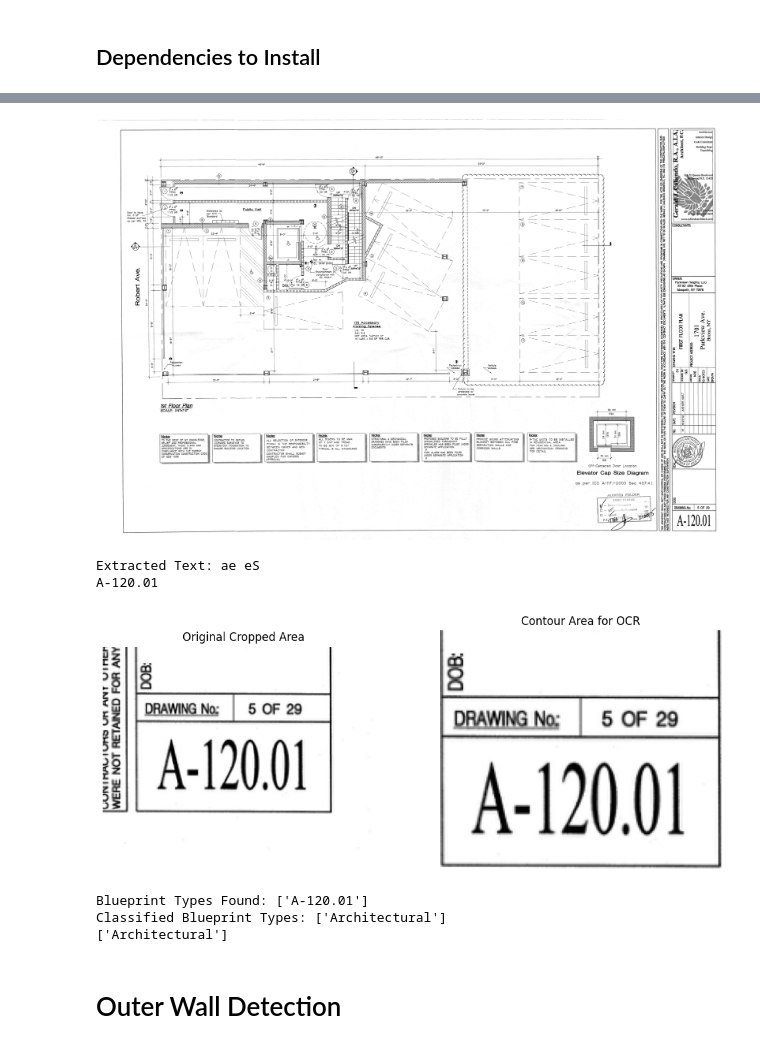
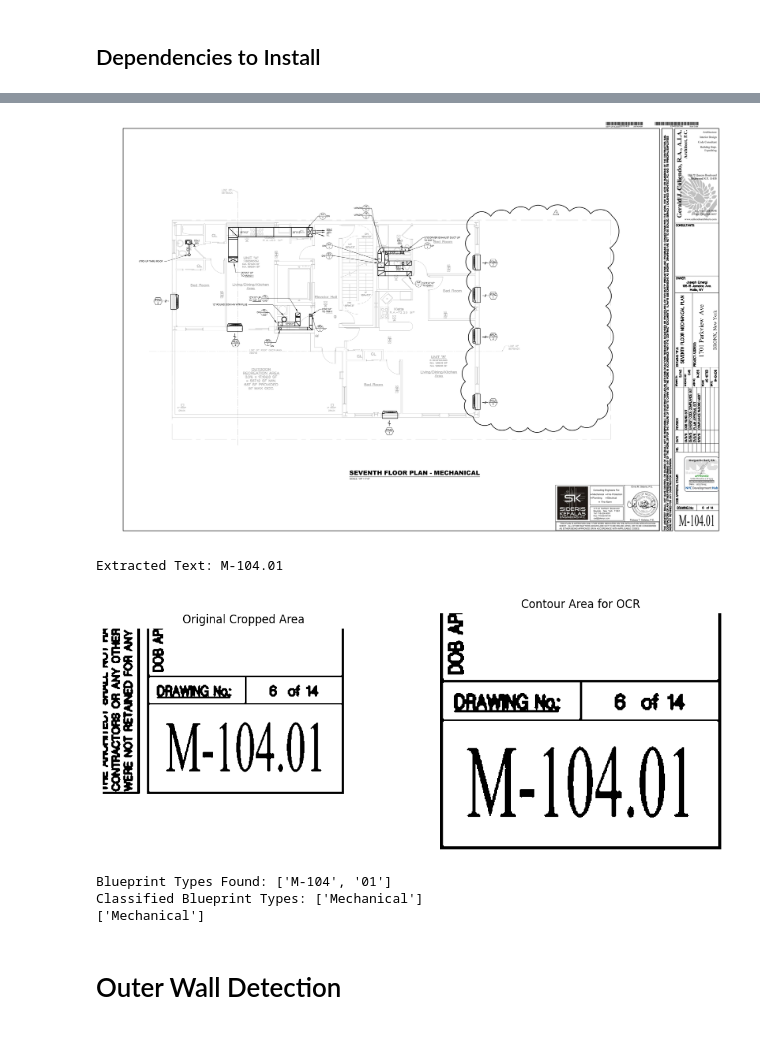
Before and after one commit to omartgabr/3D-Models-from-Blueprints, a Jupyter notebook: Image Processing/ImageProcessing_notebook.ipynb, the cells around one changed output, grey strips where cells are left out. Drawn from its saved outputs; the diff is of its cells as text; code cells hidden in the pictures.

```diff
--- a/Image Processing/ImageProcessing_notebook.ipynb
+++ b/Image Processing/ImageProcessing_notebook.ipynb
@@ -46,7 +41,10 @@ import random
 import re
 # %%
 # Load the image using OpenCV
-img = cv2.imread("/content/drive/MyDrive/*Datasets/Nearabl_Floorplan_labels/Architectural/page_5.png")
+img = cv2.imread("/content/drive/MyDrive/*Datasets/Parkview Data Images/page_52.png")
+
+"/content/drive/MyDrive/*Datasets/Parkview Data Images/page_3.png"
+"/content/drive/MyDrive/*Datasets/Parkview Data Images/page_9.png"
 
 '''
 arch: /content/drive/MyDrive/*Datasets/Nearabl_Floorplan_labels/Architectural/page_6.png
@@ -61,7 +59,7 @@ plumbing: /content/drive/MyDrive/*Datasets/Nearabl_Floorplan_labels/Plumbing/pag
 # Display the image using cv2_imshow
 cv2_imshow(img)
 # %% [output]
-[figure, old version]
+[figure, new version]
 # %%
 def extract_contour_by_index(preprocessed_img, index=0):
     """Extract specified contour from a preprocessed image."""
@@ -95,39 +93,38 @@ crop_height = 190
 crop_width = 260
 y_start = img.shape[0] - crop_height
 x_start = img.shape[1] - crop_width
 sidebar_corner = img[y_start:, x_start:]
 
-'''# Preprocess the image to enhance feature detection
-sidebar_corner = preprocess_image_for_ocr(sidebar_corner, enhance=True)'''
+# Preprocess the image to enhance feature detection
+sidebar_corner = preprocess_image_for_ocr(sidebar_corner, enhance=True)
 
 # Extract the contour with an appropriate index
 contour = extract_contour_by_index(sidebar_corner, index=0)  # Adjust the index as needed
 if contour is not None:
     x, y, w, h = cv2.boundingRect(contour)
     contour_image = sidebar_corner[y:y+h, x:x+w]
-    extracted_text = pytesseract.image_to_string(contour_image, config='--oem 3 --psm 6')
+    extracted_text = pytesseract.image_to_string(contour_image)
 else:
     extracted_text = "No contours detected"
     contour_image = sidebar_corner
 
 # Print the extracted text
 print("Extracted Text:", extracted_text)
 
 # Show the original cropped area and the processed contour area side by side
 fig, ax = plt.subplots(1, 2, figsize=(12, 6))
 ax[0].imshow(cv2.cvtColor(sidebar_corner, cv2.COLOR_BGR2RGB))
 ax[0].set_title('Original Cropped Area')
 ax[0].axis('off')
 
 ax[1].imshow(contour_image, cmap='gray')
 ax[1].set_title('Contour Area for OCR')
 ax[1].axis('off')
 
 plt.show()
 # %% [output]
-Extracted Text: ae eS
-A-120.01
+Extracted Text: M-104.01
-[figure, old version]
+[figure, new version]
 # %%
 def extract_blueprint_type(img):
     # Define margins or dimensions to crop to ROI where labels are located
@@ -181,9 +178,9 @@ def extract_blueprint_type(img):
 blueprint_types = extract_blueprint_type(img)
 print(blueprint_types)
 # %% [output]
-Blueprint Types Found: ['A-120.01']
-Classified Blueprint Types: ['Architectural']
-['Architectural']
+Blueprint Types Found: ['M-104', '01']
+Classified Blueprint Types: ['Mechanical']
+['Mechanical']
 # %% [markdown]
 # Outer Wall Detection
 # %%
```
Also changed, not shown: parts of 14 cells of this notebook, 1 other file.
